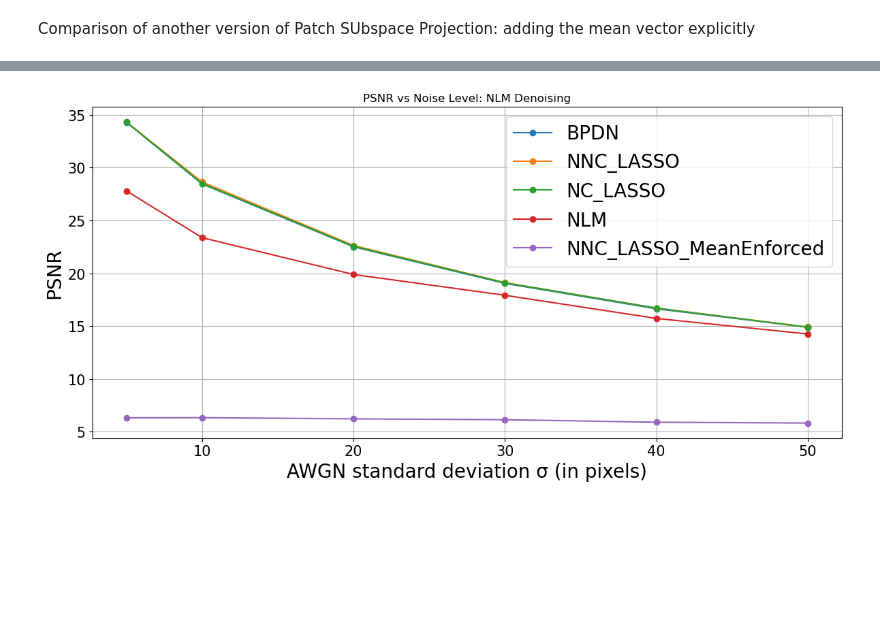
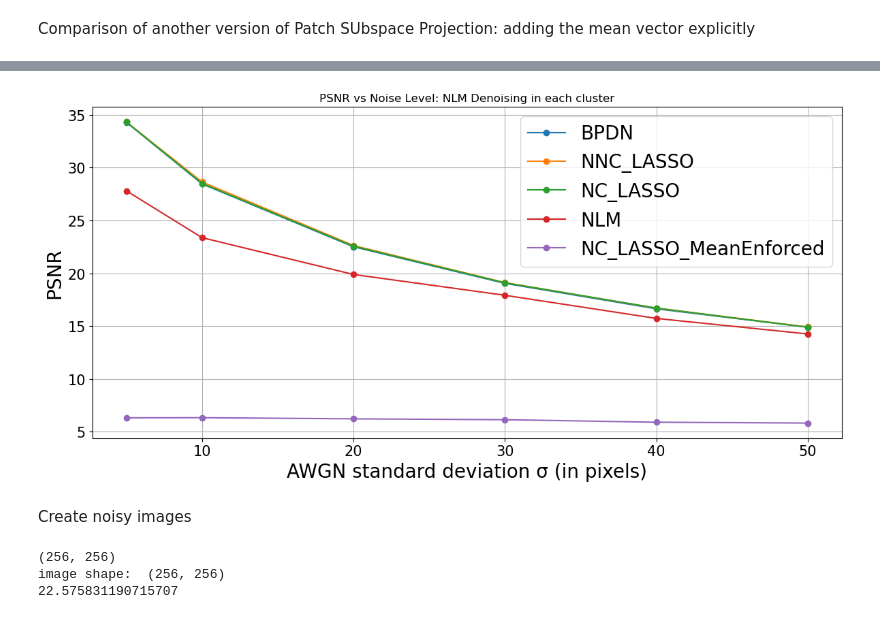
Before and after one commit to Tharindu-Nirmal/Image_Denoising, a Jupyter notebook: plots.ipynb, the cells around one changed output, grey strips where cells are left out. Cells and saved outputs as stored; diff of their text form; code cells hidden in the pictures; blank space fills up the shorter version.

```diff
--- a/plots.ipynb
+++ b/plots.ipynb
@@ -314,33 +508,72 @@ elastic_net_psnr = np.array([34.31, 28.50, 22.56, 19.10, 16.71, 14.893])
 elastic_net_ssim = np.array([0.610, 0.470, 0.345, 0.274, 0.227, 0.192])
 
 #NLM Denoising with h=0.01, window 250. Had a better result for sigma=10 with h=0.009 and window 300.
 NLM_psnr = np.array([27.8, 23.37, 19.89, 17.92, 15.73, 14.26])
 NLM_ssim = np.array([0.325, 0.243, 0.156, 0.123, 0.089, 0.059])
 
 #ELASTIC_Net with explicit mean during PCA projection PSNR/SSIM
 elastic_net_wmean_psnr = np.array([6.33, 6.34, 6.23, 6.15, 5.91, 5.83])
 elastic_net_wmean_ssim = np.array([0.320, 0.299, 0.219, 0.180, 0.149, 0.132])
 
 # Create the plot
 plt.figure(figsize=(12, 6))
 
 # Plot PSNR for all methods
 plt.plot(sigma, spgl_bpdn_psnr, label='BPDN', marker='o')
 plt.plot(sigma, spgl_lasso_psnr, label='NNC_LASSO', marker='o')
 plt.plot(sigma, elastic_net_psnr, label='NC_LASSO', marker='o')
 plt.plot(sigma, NLM_psnr, label='NLM', marker='o')
-plt.plot(sigma, elastic_net_wmean_psnr, label='NNC_LASSO_MeanEnforced', marker='o')
+plt.plot(sigma, elastic_net_wmean_psnr, label='NC_LASSO_MeanEnforced', marker='o')
 plt.xlabel('AWGN standard deviation σ (in pixels)', fontsize= 20)
 plt.ylabel('PSNR',fontsize= 20)
-plt.title('PSNR vs Noise Level: NLM Denoising')
+plt.title('PSNR vs Noise Level: NLM Denoising in each cluster')
 plt.legend()
 plt.grid(True)
 plt.legend(fontsize= 20)
 plt.xticks(fontsize=15)
 plt.yticks(fontsize=15)
 
 # Show the plot
 plt.tight_layout()
 plt.show()
 # %% [output]
-[figure, old version]
+[figure, new version]
+# %% [markdown]
+Create noisy images
+# %%
+import matplotlib.pyplot as plt
+import cv2
+import os
+import numpy as np
+from skimage.restoration import denoise_nl_means, estimate_sigma
+from skimage.metrics import structural_similarity as ssim
+image_number = 3
+# dimensionality (N) of subspace = 64
+tile_w = 8
+step_size = 8
+std_dev = 20
+
+results_dir = "results/FixedNum_spgl_lasso/tilw%d_step%d_noise%d"%(tile_w,step_size,std_dev)
+if not os.path.exists(results_dir):
+    os.makedirs(results_dir)
+
+
+image = cv2.imread(f"Dataset/Image{image_number}.png")
+image = cv2.cvtColor(image, cv2.COLOR_BGR2GRAY)
+print(image.shape)
+mindim = np.min(image.shape)
+mindim = int((mindim // tile_w) * tile_w)
+image = image[:mindim, :mindim]
+print("image shape: ", image.shape)
+
+
+noisy_image = np.uint8(np.clip(image + np.random.normal(scale=std_dev, size=image.shape), 0, 255))
+print(cv2.PSNR(image.astype(np.float32), noisy_image.astype(np.float32)))
+plt.imshow(noisy_image, cmap='gray', vmin=0, vmax=255)  # Display in grayscale
+plt.axis('off')  # Turn off axis labels if desired
+plt.savefig(os.path.join(results_dir, "image_%d_NoisyImage_Gray.png" % image_number), bbox_inches='tight', pad_inches=0)  # Save without colorbar
+plt.close()
+# %% [output]
+(256, 256)
+image shape:  (256, 256)
+22.575831190715707
```
Also changed, not shown: parts of 6 cells of this notebook, 6 other files.
